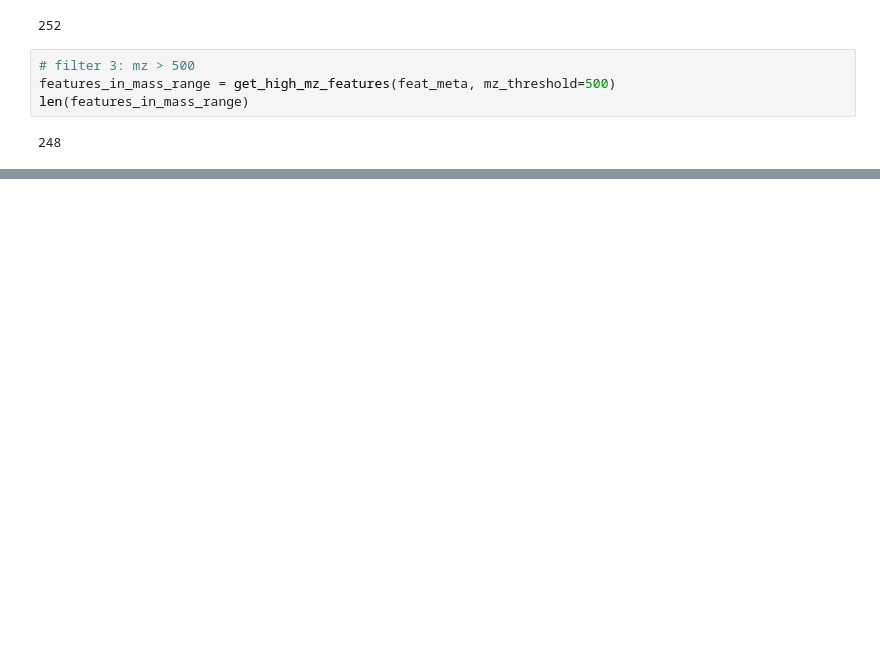
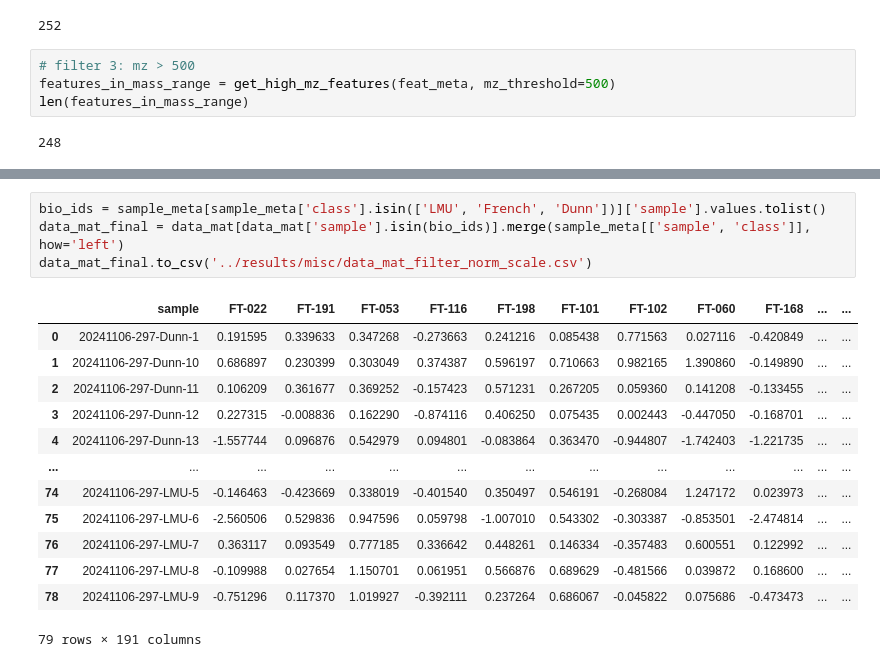
Before and after one commit to AliSaadatV/glycan_analysis, a Jupyter notebook: task1/notebooks/02_data_processing.ipynb, the cells around one changed output, grey strips where cells are left out. Drawn from its saved outputs; the diff is of its cells as text; blank space fills up the shorter version.

```diff
--- a/task1/notebooks/02_data_processing.ipynb
+++ b/task1/notebooks/02_data_processing.ipynb
@@ -59,0 +150,18 @@ len(pass_features)
+# %%
+bio_ids = sample_meta[sample_meta['class'].isin(['LMU', 'French', 'Dunn'])]['sample'].values.tolist()
+data_mat_final = data_mat[data_mat['sample'].isin(bio_ids)].merge(sample_meta[['sample', 'class']], how='left')
+data_mat_final.to_csv('../results/misc/data_mat_filter_norm_scale.csv')
+# %% [output]
+|  | sample | FT-022 | FT-191 | FT-053 | FT-116 | FT-198 | FT-101 | FT-102 | FT-060 | FT-168 | ... | ... |
+| 0 | 20241106-297-Dunn-1 | 0.191595 | 0.339633 | 0.347268 | -0.273663 | 0.241216 | 0.085438 | 0.771563 | 0.027116 | -0.420849 | ... | ... |
+| 1 | 20241106-297-Dunn-10 | 0.686897 | 0.230399 | 0.303049 | 0.374387 | 0.596197 | 0.710663 | 0.982165 | 1.390860 | -0.149890 | ... | ... |
+| 2 | 20241106-297-Dunn-11 | 0.106209 | 0.361677 | 0.369252 | -0.157423 | 0.571231 | 0.267205 | 0.059360 | 0.141208 | -0.133455 | ... | ... |
+| 3 | 20241106-297-Dunn-12 | 0.227315 | -0.008836 | 0.162290 | -0.874116 | 0.406250 | 0.075435 | 0.002443 | -0.447050 | -0.168701 | ... | ... |
+| 4 | 20241106-297-Dunn-13 | -1.557744 | 0.096876 | 0.542979 | 0.094801 | -0.083864 | 0.363470 | -0.944807 | -1.742403 | -1.221735 | ... | ... |
+| ... | ... | ... | ... | ... | ... | ... | ... | ... | ... | ... | ... | ... |
+| 74 | 20241106-297-LMU-5 | -0.146463 | -0.423669 | 0.338019 | -0.401540 | 0.350497 | 0.546191 | -0.268084 | 1.247172 | 0.023973 | ... | ... |
+| 75 | 20241106-297-LMU-6 | -2.560506 | 0.529836 | 0.947596 | 0.059798 | -1.007010 | 0.543302 | -0.303387 | -0.853501 | -2.474814 | ... | ... |
+| 76 | 20241106-297-LMU-7 | 0.363117 | 0.093549 | 0.777185 | 0.336642 | 0.448261 | 0.146334 | -0.357483 | 0.600551 | 0.122992 | ... | ... |
+| 77 | 20241106-297-LMU-8 | -0.109988 | 0.027654 | 1.150701 | 0.061951 | 0.566876 | 0.689629 | -0.481566 | 0.039872 | 0.168600 | ... | ... |
+| 78 | 20241106-297-LMU-9 | -0.751296 | 0.117370 | 1.019927 | -0.392111 | 0.237264 | 0.686067 | -0.045822 | 0.075686 | -0.473473 | ... | ... |
+79 rows × 191 columns
```
Also changed, not shown: parts of 13 cells of this notebook, 1 other file.
